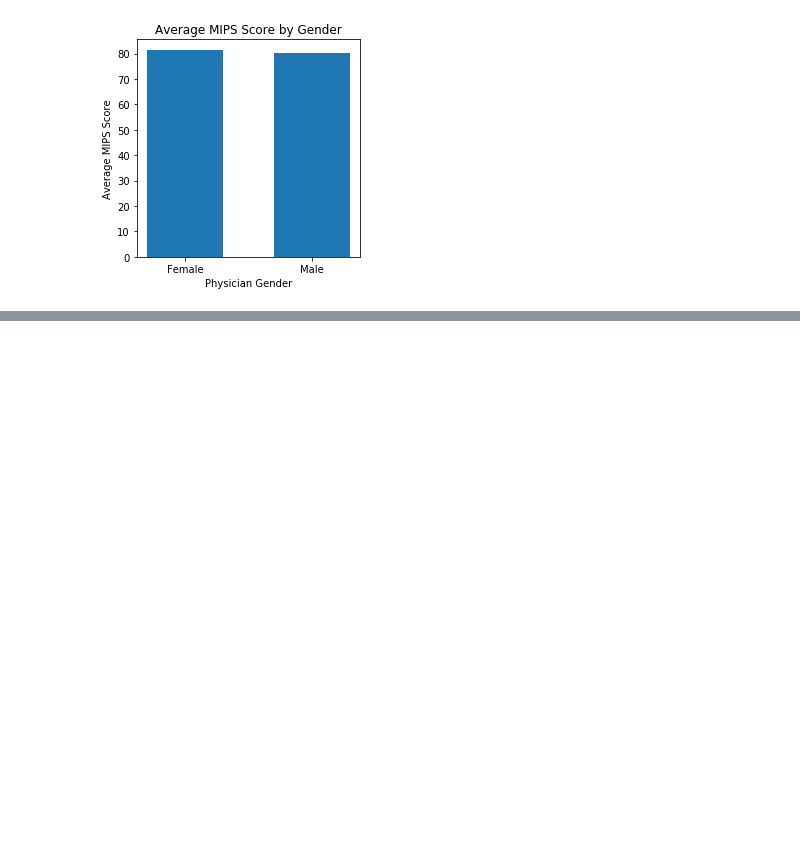
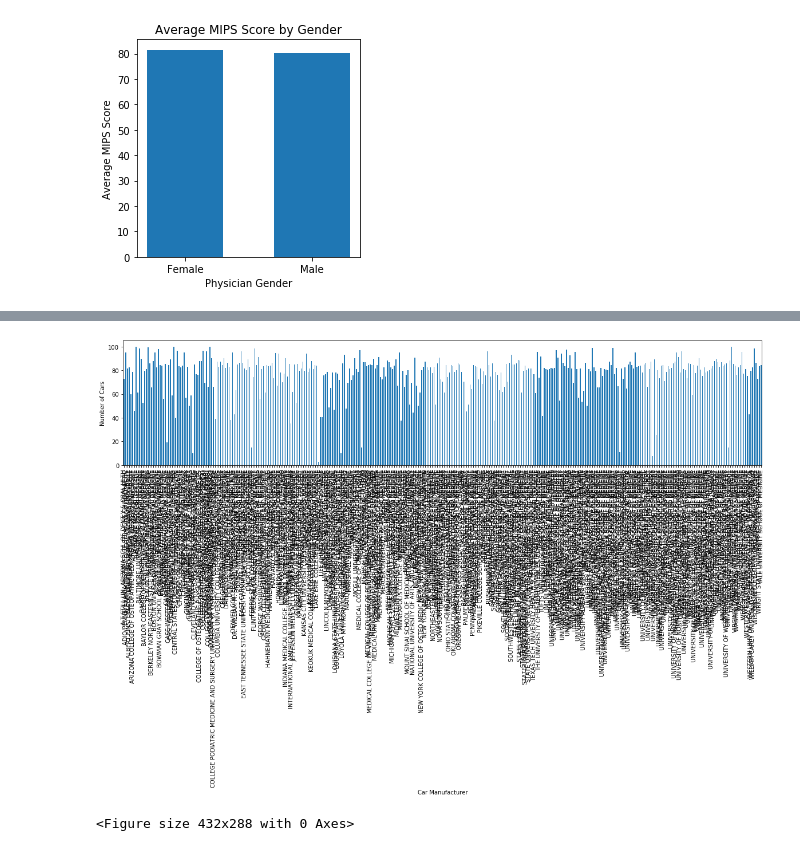
Before and after one commit to ishanku/MedicareDataAnalysisProject, a Jupyter notebook: Physician_Analysis_JJ.ipynb, the cells around one changed output, grey strips where cells are left out. Saved outputs shown, nothing was run; the diff lists cells and outputs as text; code cells hidden in the pictures; blank space fills up the shorter version.

```diff
--- a/Physician_Analysis_JJ.ipynb
+++ b/Physician_Analysis_JJ.ipynb
@@ -25,0 +11,3 @@ physician_data.head()
+# %%
+physician_data=DataLoader.LoadFile(OutputFilePhysicianData)
+physician_data.head()
@@ -48,0 +47,4 @@ plt.show()
+# %%
+grouped_medschool=physician_data.groupby(['Medical School'])
+avg_medschoolmips=grouped_medschool["Final MIPS Score"].mean()
+avg_medschoolmips.nlargest(20)
@@ -48,0 +87,14 @@ plt.show()
+# %%
+# Create a bar chart based off of the group series from before
+medschool_chart = avg_medschoolmips.plot(kind='bar',figsize=(20,4))
+
+# Set the xlabel and ylabel using class methods
+medschool_chart.set_xlabel("Car Manufacturer")
+medschool_chart.set_ylabel("Number of Cars")
+
+
+plt.show()
+plt.tight_layout()
+# %% [output]
+[figure, added]
+<Figure size 432x288 with 0 Axes>
```
Also changed, not shown: parts of 7 cells of this notebook.
